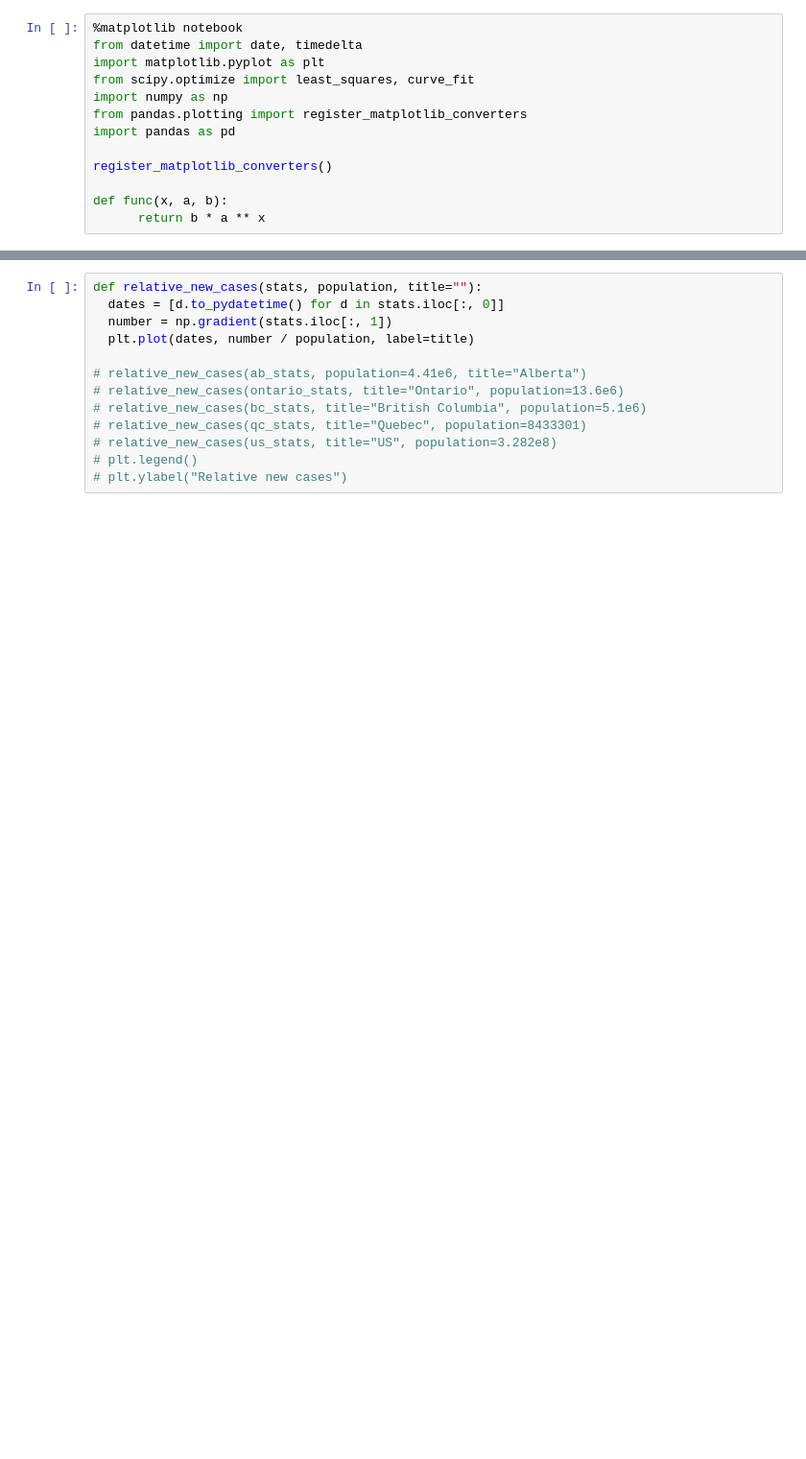
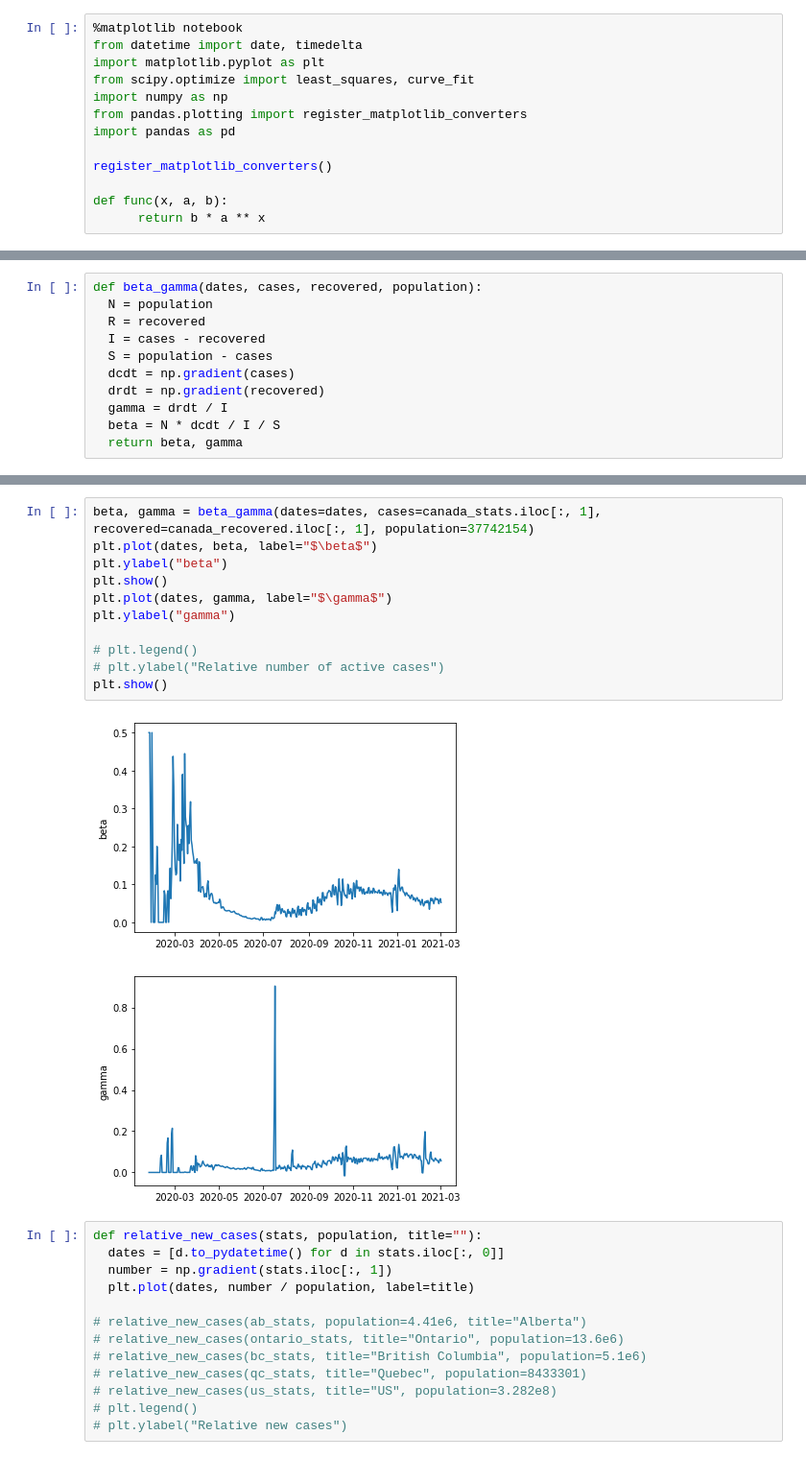
Before and after one commit to ssinad/covid-visualization, a Jupyter notebook: Covid_visualization.ipynb, the cells around one changed output, grey strips where cells are left out. Shown: that part at 96% size. Cells and saved outputs as stored; diff of their text form; blank space fills up the shorter version.

Commit message:
Add beta and gamma

```diff
--- a/Covid_visualization.ipynb
+++ b/Covid_visualization.ipynb
@@ -81,0 +74,11 @@ plt.show()
+# %%
+def beta_gamma(dates, cases, recovered, population):
+  N = population
+  R = recovered
+  I = cases - recovered
+  S = population - cases
+  dcdt = np.gradient(cases)
+  drdt = np.gradient(recovered)
+  gamma = drdt / I
+  beta = N * dcdt / I / S
+  return beta, gamma
@@ -82,3 +95,17 @@ plt.show()
+# %%
+beta, gamma = beta_gamma(dates=dates, cases=canada_stats.iloc[:, 1], recovered=canada_recovered.iloc[:, 1], population=37742154)
+plt.plot(dates, beta, label="$\beta$")
+plt.ylabel("beta")
+plt.show()
+plt.plot(dates, gamma, label="$\gamma$")
+plt.ylabel("gamma")
+
+# plt.legend()
+# plt.ylabel("Relative number of active cases")
+plt.show()
+# %% [output]
+[figure, added]
+[figure, added]
 # %%
 def relative_new_cases(stats, population, title=""):
   dates = [d.to_pydatetime() for d in stats.iloc[:, 0]]
```
Also changed, not shown: parts of 6 cells of this notebook.
